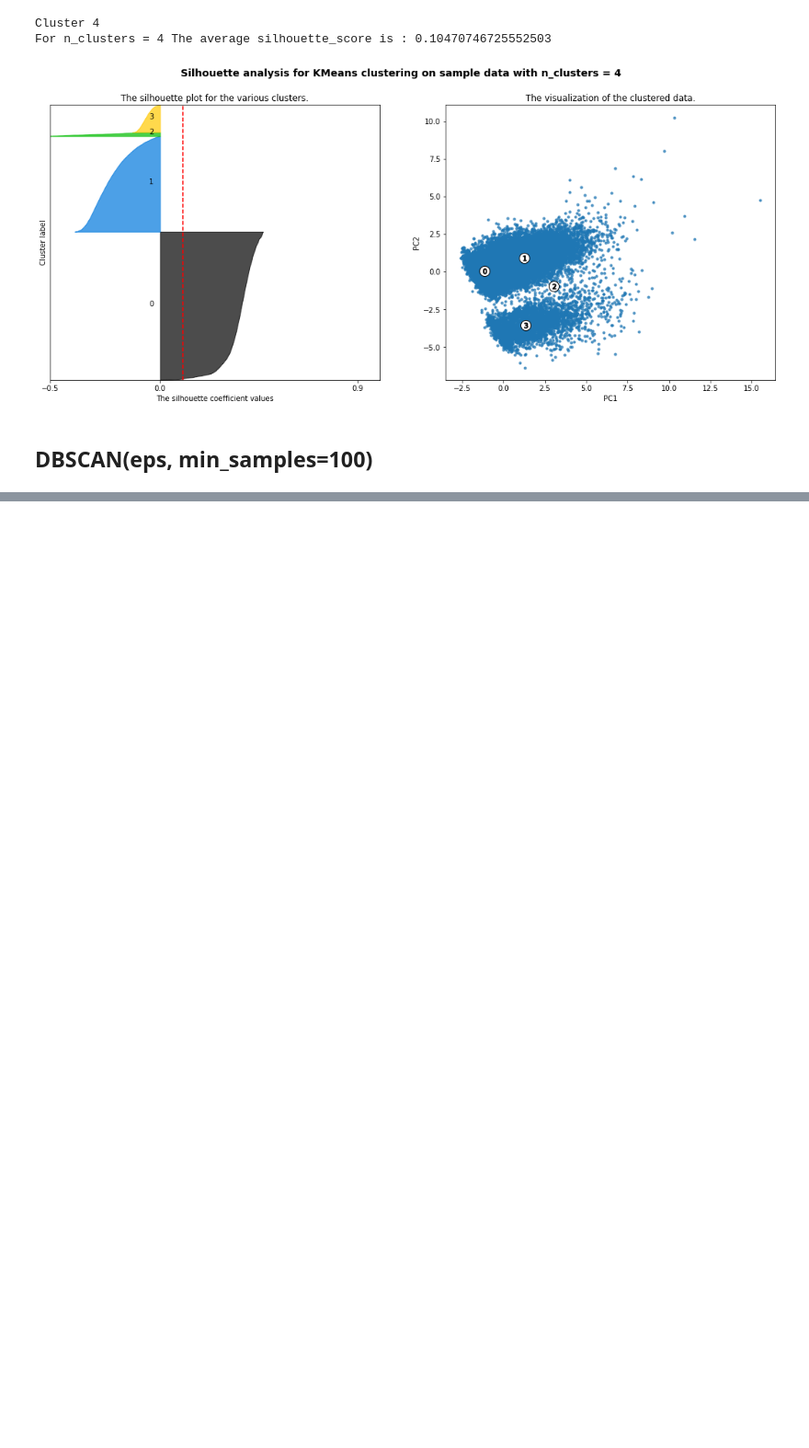
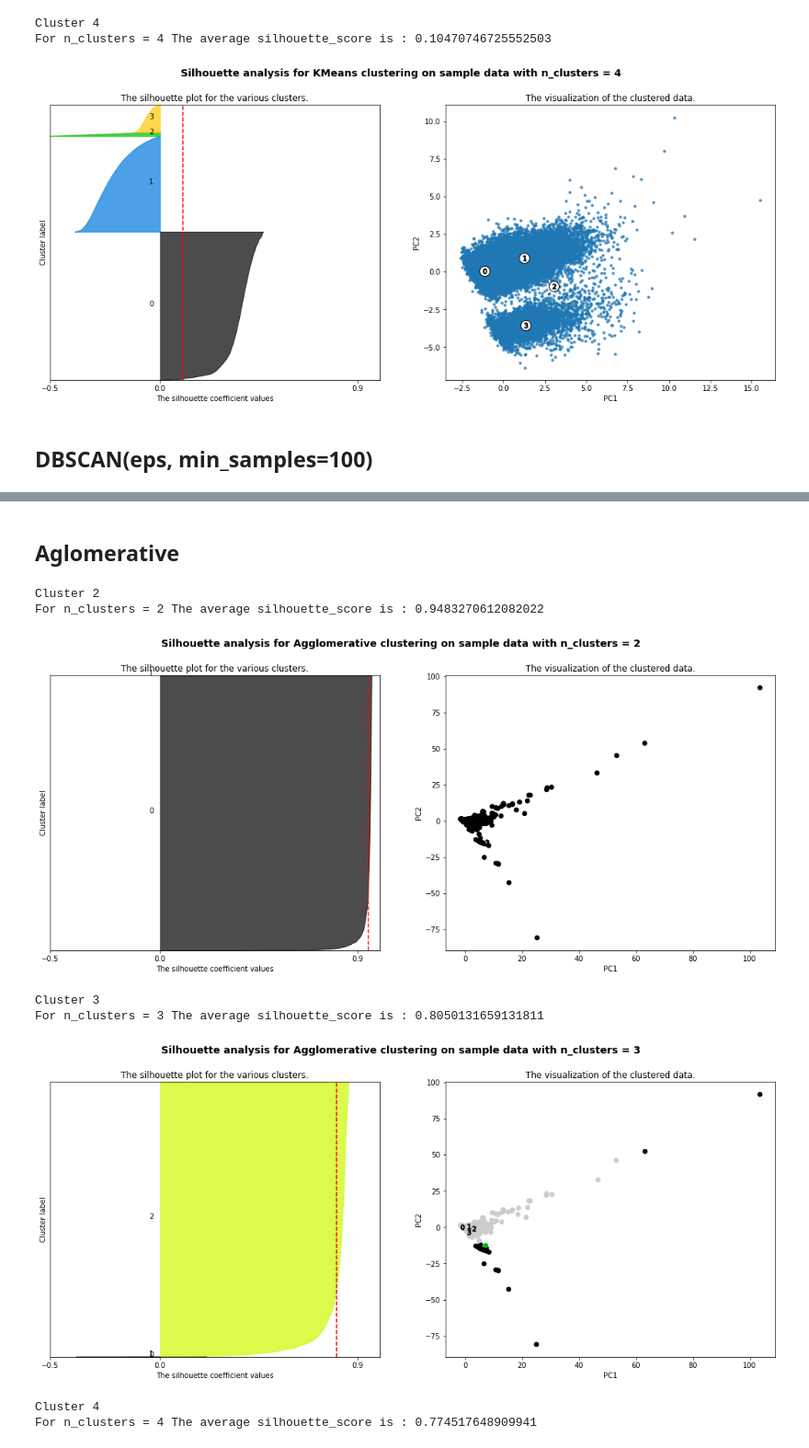
Before and after one commit to IciaCarroBarallobre/AprendizajeNoSupervisado, a Jupyter notebook: Clustering.ipynb, the cells around one changed output, grey strips where cells are left out. Shown: that part at 92% size. Cells and saved outputs as stored; diff of their text form; code cells hidden in the pictures; blank space fills up the shorter version.

```diff
--- a/Clustering.ipynb
+++ b/Clustering.ipynb
@@ -251,33 +251,5 @@ plt.show()
-# %%
-## Arbol
-
-clustering = AgglomerativeClustering().fit(X)
-
-for n_clusters in (30, 3):
-        plt.figure(figsize=(10, 4))
-        for index, linkage in enumerate(('average',
-                                         'complete',
-                                         'ward',
-                                         'single')):
-            plt.subplot(1, 4, index + 1)
-            model = clustering = AgglomerativeClustering(n_clusters=n_clusters)
-            t0 = time.time()
-            model.fit(X)
-            elapsed_time = time.time() - t0
-            plt.scatter(X[:, 0], X[:, 1], c=model.labels_,
-                        cmap=plt.cm.nipy_spectral)
-            plt.title('linkage=%s\n(time %.2fs)' % (linkage, elapsed_time),
-                      fontdict=dict(verticalalignment='top'))
-            plt.axis('equal')
-            plt.axis('off')
-
-            plt.subplots_adjust(bottom=0, top=.83, wspace=0,
-                                left=0, right=1)
-            plt.suptitle('n_cluster=%i, connectivity=%r' %
-                         (n_clusters, connectivity is not None), size=17)
-
-
-plt.show()
+# %% [markdown]
+## Aglomerative
 # %%
 for n_clusters in range(2,5):
     print("Cluster", n_clusters)
@@ -287,19 +259,19 @@ for n_clusters in range(2,5):
     ax1.set_xlim([-0.1, 1])
     ax1.set_ylim([0, len(X) + (n_clusters + 1) * 10])
 
-    clusterer =  AgglomerativeClustering(n_clusters=n_clusters, distance_threshold=10)
-    cluster_labels = clusterer.fit_predict(X)
+    model =  AgglomerativeClustering(n_clusters=n_clusters)
+    model.fit(X)
 
-    silhouette_avg = silhouette_score(X, cluster_labels)
+    silhouette_avg = silhouette_score(X, model.labels_)
     print("For n_clusters =", n_clusters, "The average silhouette_score is :", silhouette_avg)
 
     # Compute the silhouette scores for each sample
-    sample_silhouette_values = silhouette_samples(X, cluster_labels)
+    sample_silhouette_values = silhouette_samples(X, model.labels_)
 
     y_lower = 10
     for i in range(n_clusters):
 
-        ith_cluster_silhouette_values = sample_silhouette_values[cluster_labels == i]
+        ith_cluster_silhouette_values = sample_silhouette_values[model.labels_ == i]
         ith_cluster_silhouette_values.sort()
 
         size_cluster_i = ith_cluster_silhouette_values.shape[0]
@@ -316,33 +288,40 @@ for n_clusters in range(2,5):
         # Compute the new y_lower for next plot
         y_lower = y_upper + 10  # 10 for the 0 samples
 
     pca = PCA(n_components = 2)
     X_pca = pca.fit_transform(X)
-    ax2.scatter(X_pca[:,0],X_pca[:,1],marker="o",alpha=0.7, s=10)
+    ax2.scatter(X_pca[:,0],X_pca[:,1],marker="o",c=model.labels_,  cmap=plt.cm.nipy_spectral)
     ax2.set_xlabel("PC1")
     ax2.set_ylabel("PC2")
 
     ax1.set_title("The silhouette plot for the various clusters.")
     ax1.set_xlabel("The silhouette coefficient values")
     ax1.set_ylabel("Cluster label")
 
     # The vertical line for average silhouette score of all the values
     ax1.axvline(x=silhouette_avg, color="red", linestyle="--")
 
     ax1.set_yticks([])  # Clear the yaxis labels / ticks
     ax1.set_xticks([-0.5, 0, 0.9])
 
-    centers = clusterer.cluster_centers_
-    ax2.scatter(centers[:, 0], centers[:, 1], marker='o', c="white", alpha=1, s=200, edgecolor='k')
 
     for i, c in enumerate(centers):
         ax2.scatter(c[0], c[1], marker='$%d$' % i, alpha=1, s=50, edgecolor='k')
 
     ax2.set_title("The visualization of the clustered data.")
 
     plt.suptitle(("Silhouette analysis for Agglomerative clustering on sample data "
                   "with n_clusters = %d" % n_clusters),
                   fontsize=14, fontweight='bold')
 
 
     plt.show()
+# %% [output]
+Cluster 2
+For n_clusters = 2 The average silhouette_score is : 0.9483270612082022
+[figure, added]
+Cluster 3
+For n_clusters = 3 The average silhouette_score is : 0.8050131659131811
+[figure, added]
+Cluster 4
+For n_clusters = 4 The average silhouette_score is : 0.774517648909941
```
Also changed, not shown: parts of 2 cells of this notebook.
